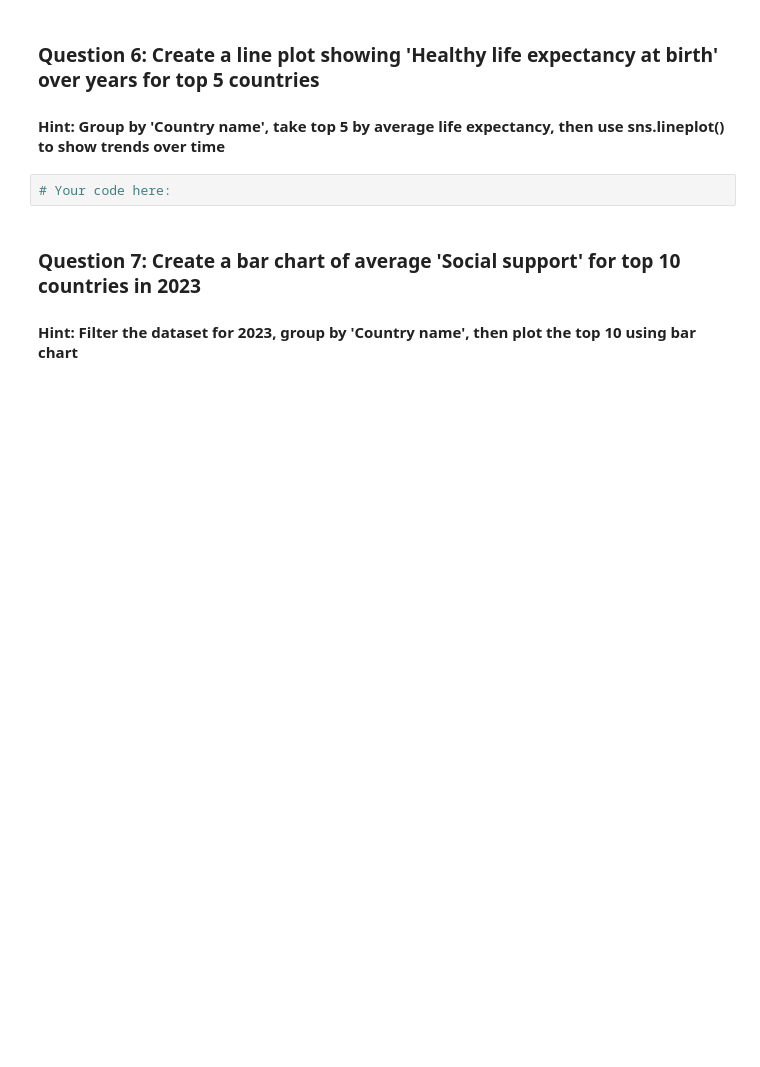
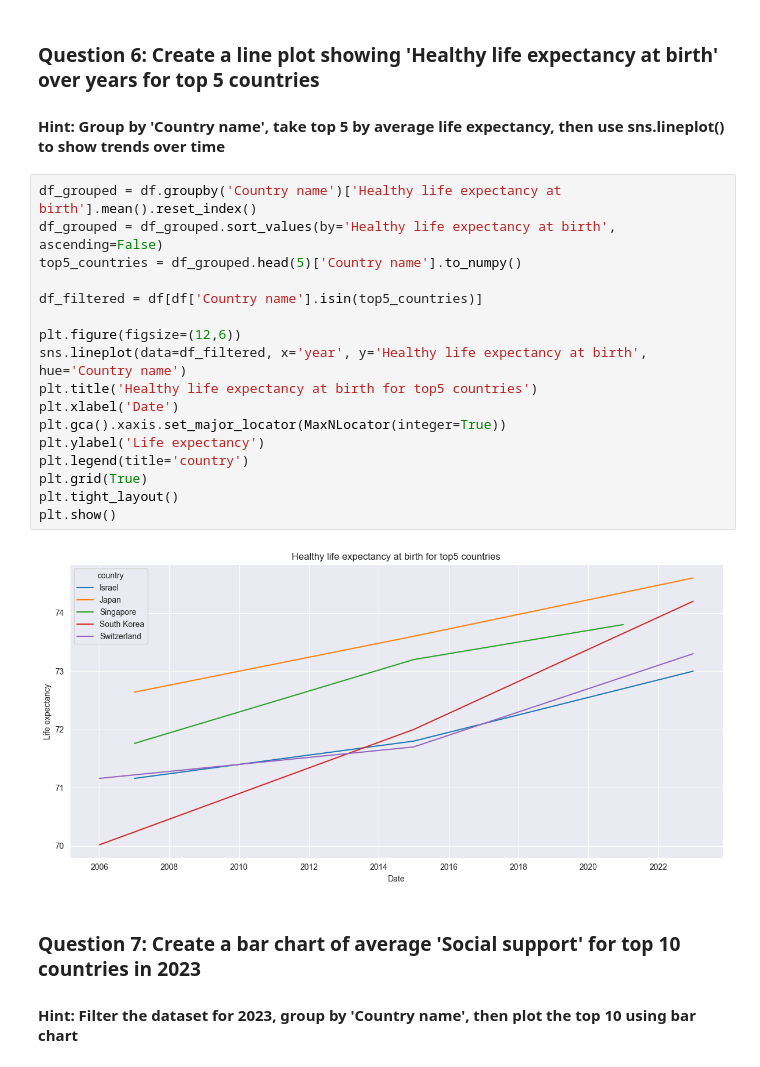
Before and after one commit to teemvat/Python_DataAnalytics, a Jupyter notebook: Assignments/hands_on_python_practice 6.ipynb, the cells around one changed output. Drawn from its saved outputs; the diff is of its cells as text; blank space fills up the shorter version.

```diff
--- a/Assignments/hands_on_python_practice 6.ipynb
+++ b/Assignments/hands_on_python_practice 6.ipynb
@@ -114,7 +149,24 @@ plt.show()
 ### **Question 6: Create a line plot showing 'Healthy life expectancy at birth' over years for top 5 countries**
 #### Hint: Group by 'Country name', take top 5 by average life expectancy, then use sns.lineplot() to show trends over time
 # %%
-# Your code here:
+df_grouped = df.groupby('Country name')['Healthy life expectancy at birth'].mean().reset_index()
+df_grouped = df_grouped.sort_values(by='Healthy life expectancy at birth', ascending=False)
+top5_countries = df_grouped.head(5)['Country name'].to_numpy()
+
+df_filtered = df[df['Country name'].isin(top5_countries)]
+
+plt.figure(figsize=(12,6))
+sns.lineplot(data=df_filtered, x='year', y='Healthy life expectancy at birth', hue='Country name')
+plt.title('Healthy life expectancy at birth for top5 countries')
+plt.xlabel('Date')
+plt.gca().xaxis.set_major_locator(MaxNLocator(integer=True))
+plt.ylabel('Life expectancy')
+plt.legend(title='country')
+plt.grid(True)
+plt.tight_layout()
+plt.show()
+# %% [output]
+[figure, added]
 # %% [markdown]
 ### **Question 7: Create a bar chart of average 'Social support' for top 10 countries in 2023**
 #### Hint: Filter the dataset for 2023, group by 'Country name', then plot the top 10 using bar chart
```
Also changed, not shown: parts of 10 cells of this notebook.
